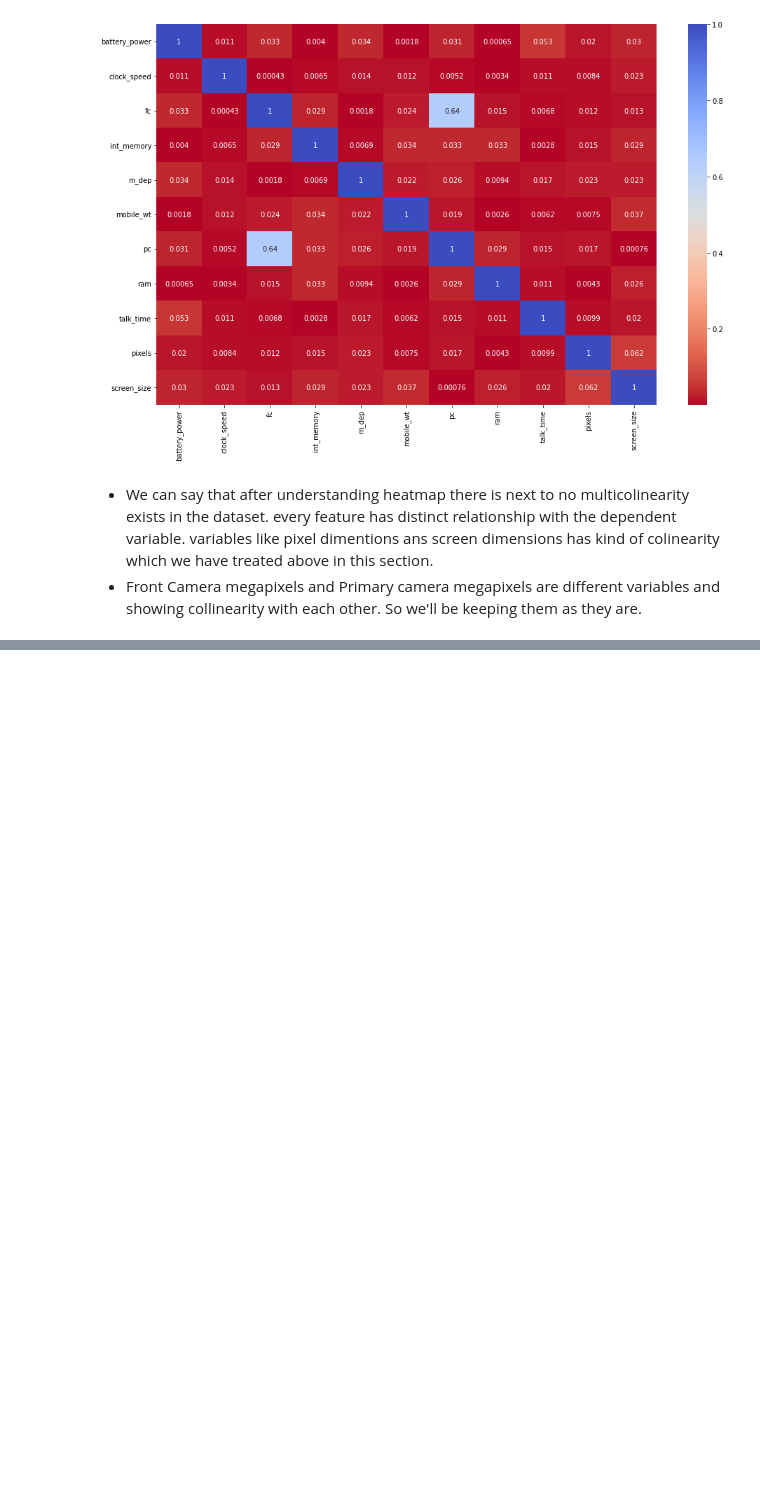
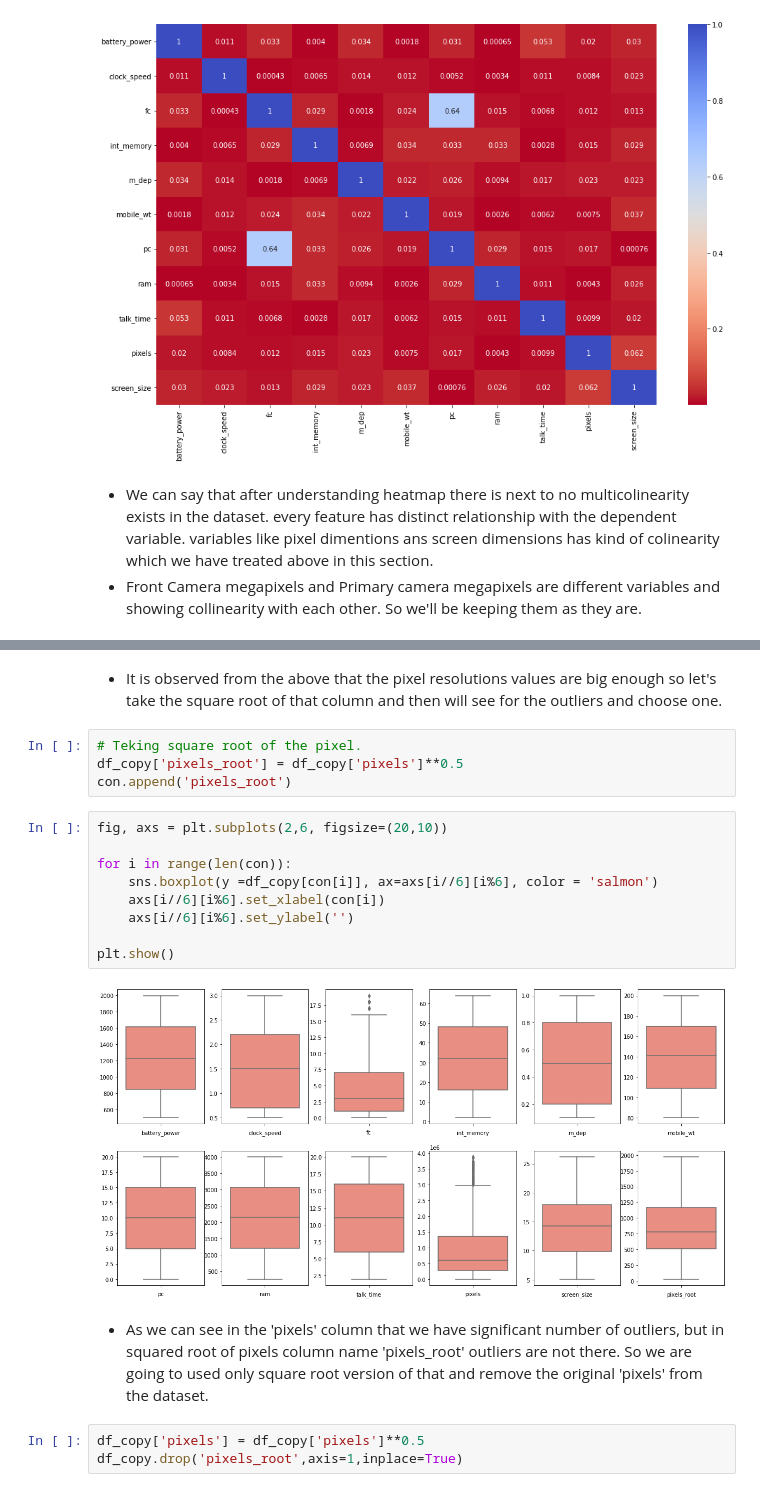
Before and after one commit to Akshay069/Mobile-Price-Range-Prediction, a Jupyter notebook: Mobile_Price_Prediction.ipynb, the cells around one changed output, grey strips where cells are left out. Cells and saved outputs as stored; diff of their text form; blank space fills up the shorter version.

```diff
--- a/Mobile_Price_Prediction.ipynb
+++ b/Mobile_Price_Prediction.ipynb
@@ -436,0 +469,22 @@ df_copy.head(5)
+# %% [markdown]
+* It is observed from the above that the pixel resolutions values are big enough so let's take the square root of that column and then will see for the outliers and choose one.
+# %%
+# Teking square root of the pixel.
+df_copy['pixels_root'] = df_copy['pixels']**0.5
+con.append('pixels_root')
+# %%
+fig, axs = plt.subplots(2,6, figsize=(20,10))
+
+for i in range(len(con)):
+    sns.boxplot(y =df_copy[con[i]], ax=axs[i//6][i%6], color = 'salmon')
+    axs[i//6][i%6].set_xlabel(con[i])
+    axs[i//6][i%6].set_ylabel('')
+
+plt.show()
+# %% [output]
+[figure, added]
+# %% [markdown]
+* As we can see in the 'pixels' column that we have significant number of outliers, but in squared root of pixels column name 'pixels_root' outliers are not there. So we are going to used only square root version of that and remove the original 'pixels' from the dataset.
+# %%
+df_copy['pixels'] = df_copy['pixels']**0.5
+df_copy.drop('pixels_root',axis=1,inplace=True)
```
Also changed, not shown: parts of 61 cells of this notebook.
